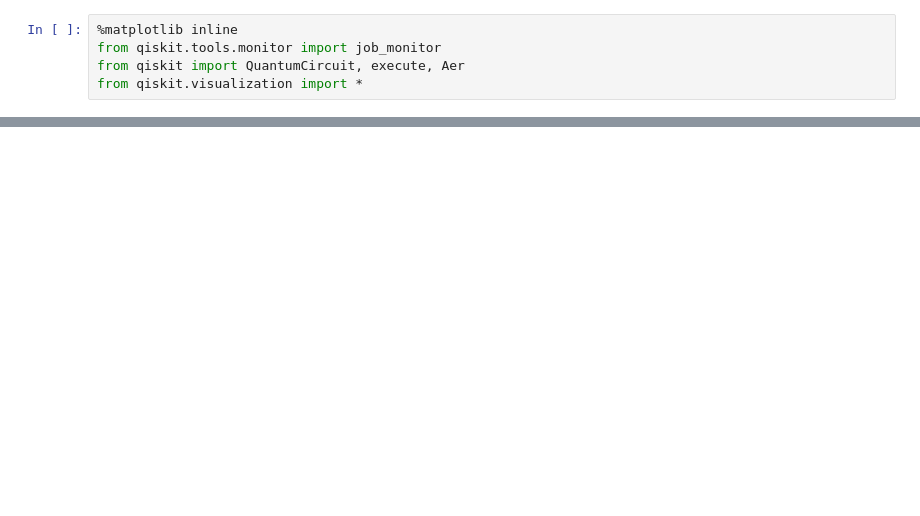
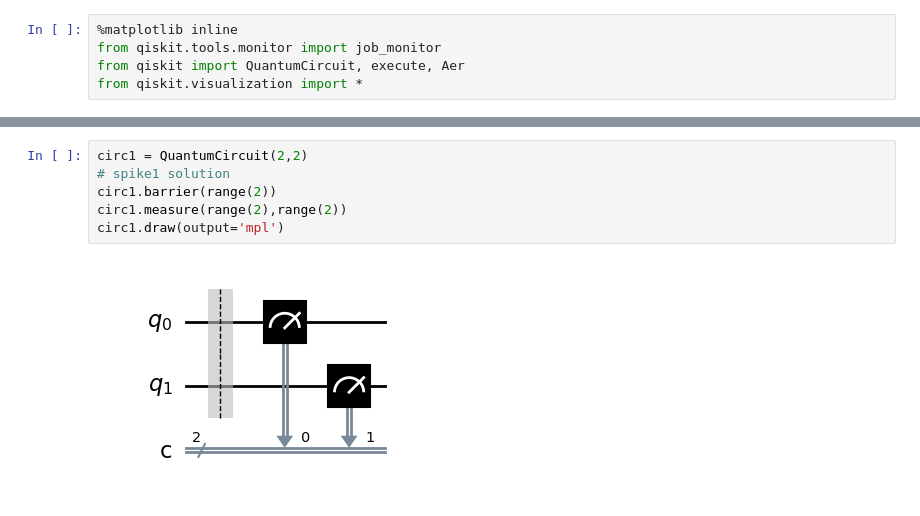
Before and after one commit to 708-145/qiskit-zone, a Jupyter notebook: playground/spik3.ipynb, the cells around one changed output, grey strips where cells are left out. Cells and saved outputs as stored; diff of their text form; blank space fills up the shorter version.

```diff
--- a/playground/spik3.ipynb
+++ b/playground/spik3.ipynb
@@ -44,0 +24,8 @@ circ3.draw(output='mpl')
+# %%
+circ1 = QuantumCircuit(2,2)
+# spike1 solution
+circ1.barrier(range(2))
+circ1.measure(range(2),range(2))
+circ1.draw(output='mpl')
+# %% [output]
+[figure, added]
```
Also changed, not shown: parts of 7 cells of this notebook.
